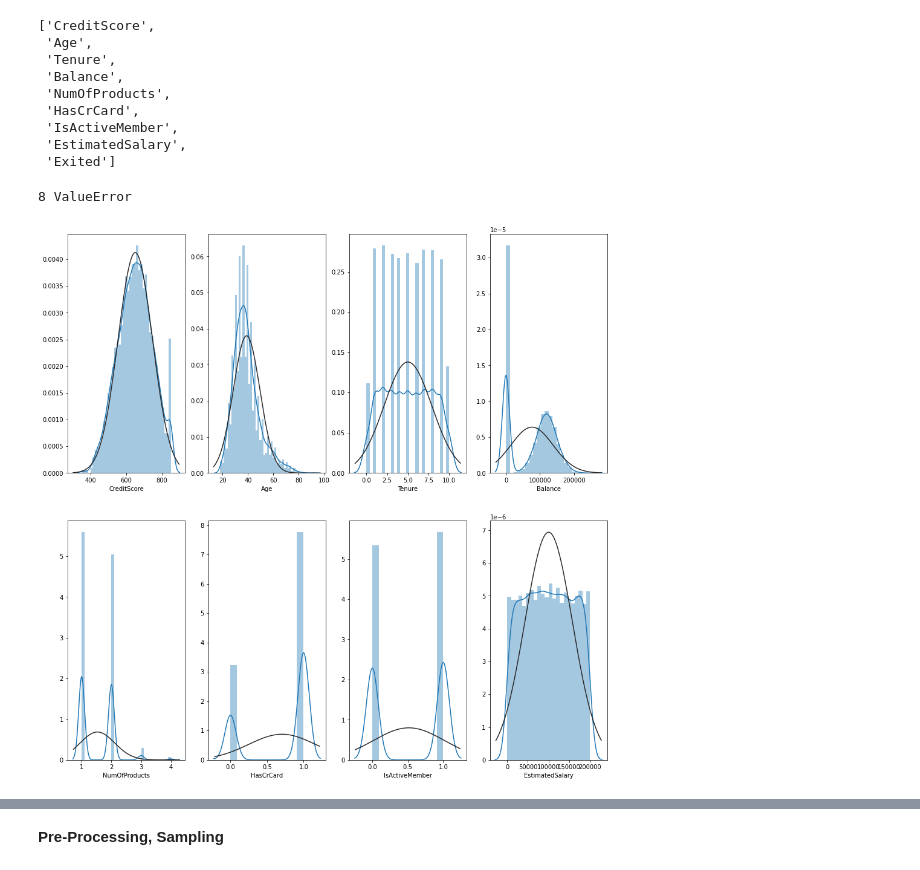
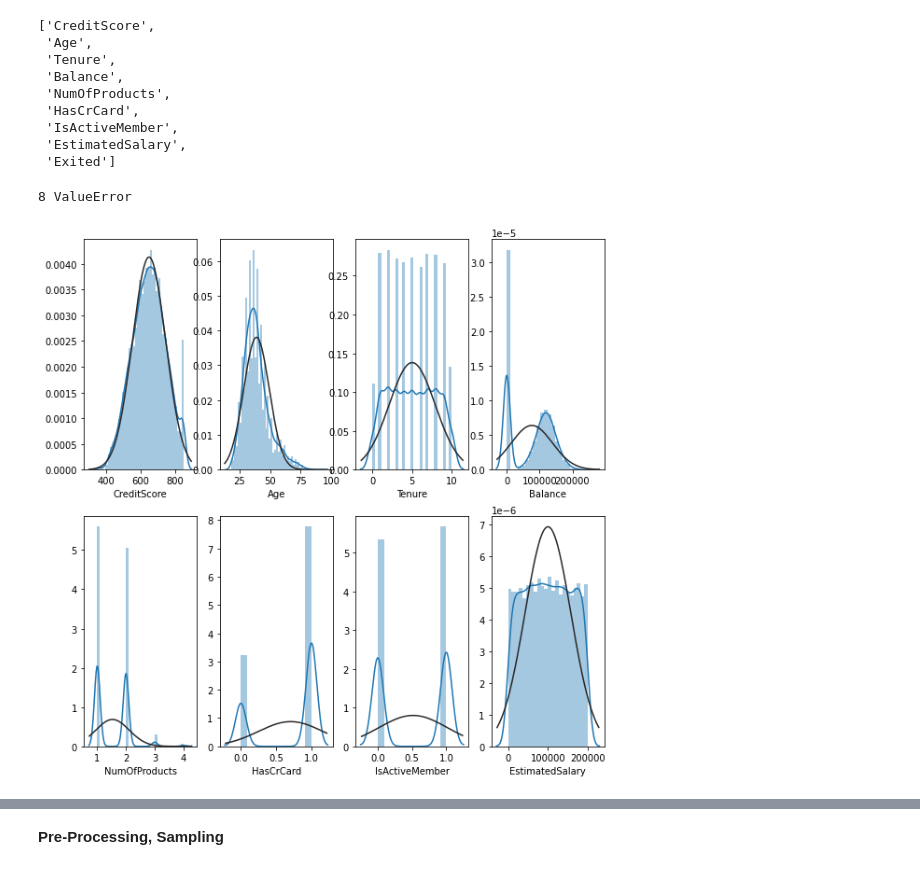
Before and after one commit to Matthenry1101/ChurnModel, a Jupyter notebook: New_Version_Churn_Modeling_Team6.ipynb, the cells around one changed output, grey strips where cells are left out. Cells and saved outputs as stored; diff of their text form; code cells hidden in the pictures.

```diff
--- a/New_Version_Churn_Modeling_Team6.ipynb
+++ b/New_Version_Churn_Modeling_Team6.ipynb
@@ -310,19 +310,19 @@ numerical
 # %%
 # Distribution plots for all numeric variables.
 from scipy import stats
 fig = plt.figure()
-#plt.figure(figsize=(120,60))
 i = 0
 for col in numerical:
     try:
         ax = fig.add_subplot(2,4,i+1)
         sns.distplot(df[col], kde=True, fit=stats.norm)
     except ValueError:
         print(str(i)+ ' '+ 'ValueError')
     except RuntimeError:
         print(str(i)+ ' '+ 'RuntimeError')
     i = i+1
-fig.set_size_inches(16,16)
+fig.set_size_inches(10,10)
+# our features are almost normal distribution
 # %% [output]
 8 ValueError
-[figure, old version]
+[figure, new version]
```
Also changed, not shown: parts of 19 cells of this notebook.
